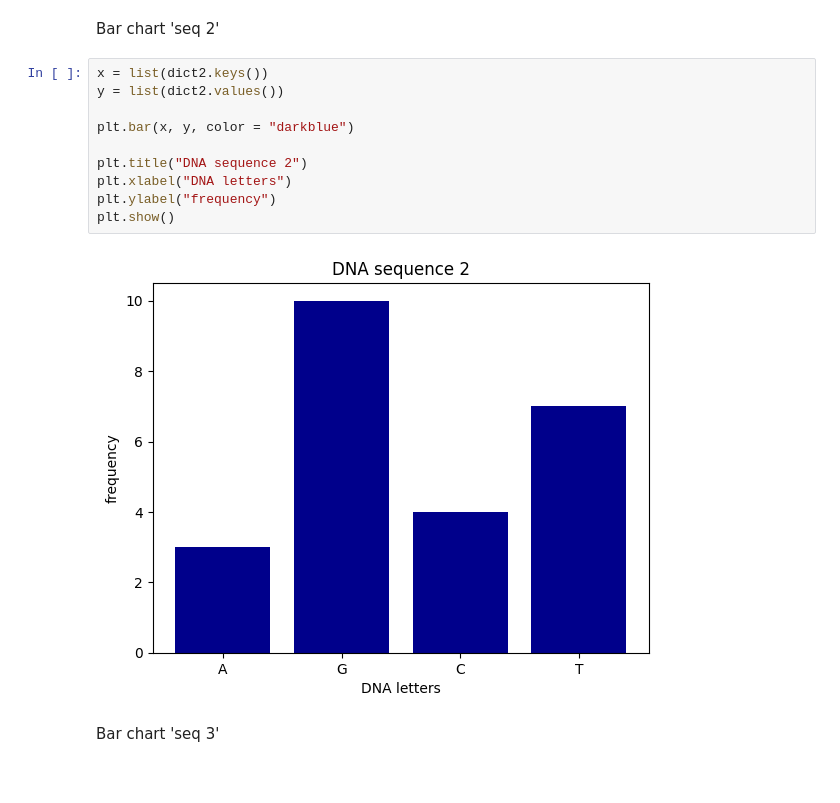
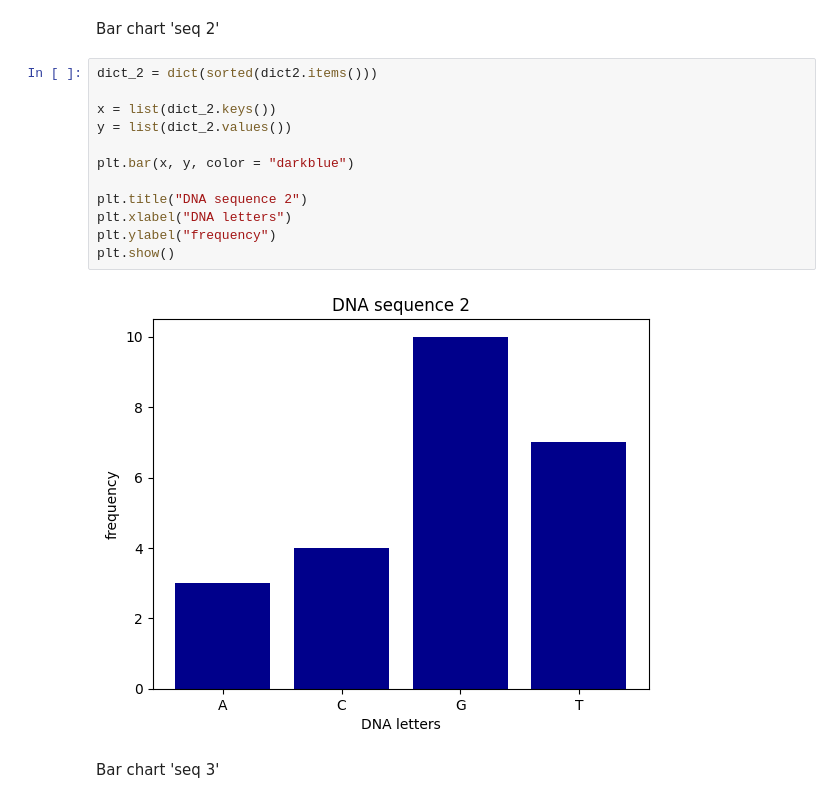
Before and after one commit to LisaYllander92/LAB1_Lisa_yllander_DE25, a Jupyter notebook: LAB_1.ipynb, the cells around one changed output. Drawn from its saved outputs; the diff is of its cells as text.

```diff
--- a/LAB_1.ipynb
+++ b/LAB_1.ipynb
@@ -128,17 +133,19 @@ plt.show()
 # %% [markdown]
 Bar chart 'seq 2'
 # %%
-x = list(dict2.keys())
-y = list(dict2.values())
+dict_2 = dict(sorted(dict2.items()))
+
+x = list(dict_2.keys())
+y = list(dict_2.values())
 
 plt.bar(x, y, color = "darkblue")
 
 plt.title("DNA sequence 2")
 plt.xlabel("DNA letters")
 plt.ylabel("frequency")
 plt.show()
 # %% [output]
-[figure, old version]
+[figure, new version]
 # %% [markdown]
 Bar chart 'seq 3'
 # %%
```
Also changed, not shown: parts of 4 cells of this notebook.
